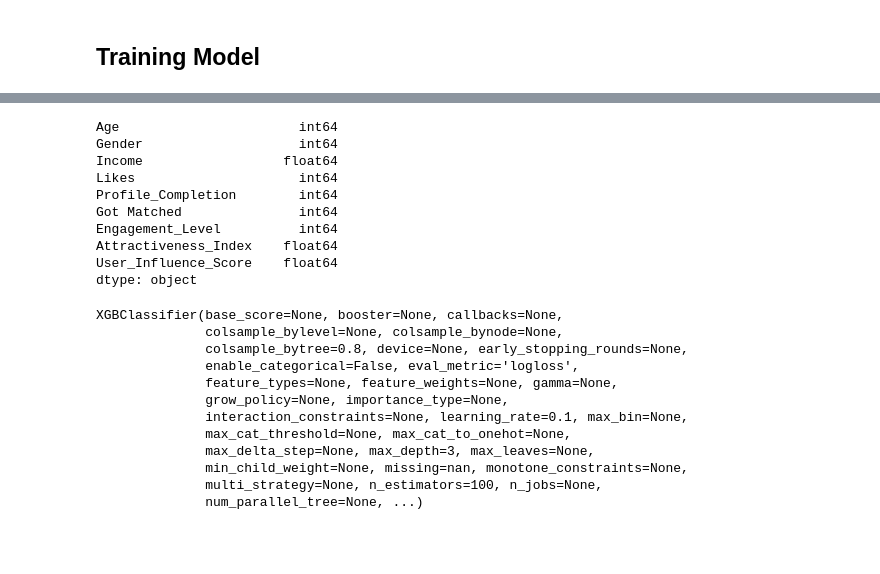
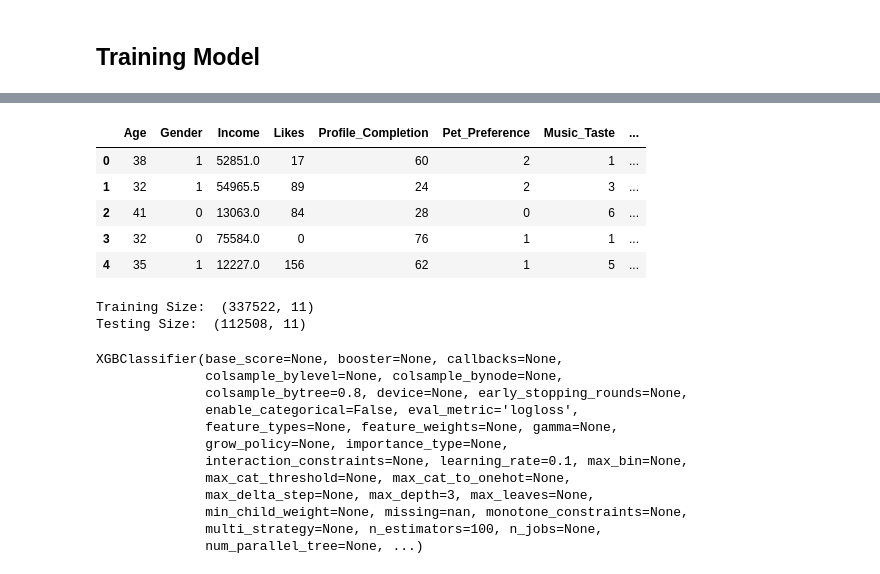
Before and after one commit to TomHArdy22311/Match-Craft, a Jupyter notebook: Untitled.ipynb, the cells around one changed output, grey strips where cells are left out. Drawn from its saved outputs; the diff is of its cells as text; code cells hidden in the pictures; blank space fills up the shorter version.

```diff
--- a/Untitled.ipynb
+++ b/Untitled.ipynb
@@ -450,26 +499,21 @@ Testing Size:  (112508, 8)
 # %%
-df['Engagement_Level'] = (
-    df['Engagement_Level'].astype(str)
-)
+X = df.drop(['Got Matched'], axis = 1)
+y = df['Got Matched']
+X.head()
+# %% [output]
+|  | Age | Gender | Income | Likes | Profile_Completion | Pet_Preference | Music_Taste | ... |
+| 0 | 38 | 1 | 52851.0 | 17 | 60 | 2 | 1 | ... |
+| 1 | 32 | 1 | 54965.5 | 89 | 24 | 2 | 3 | ... |
+| 2 | 41 | 0 | 13063.0 | 84 | 28 | 0 | 6 | ... |
+| 3 | 32 | 0 | 75584.0 | 0 | 76 | 1 | 1 | ... |
+| 4 | 35 | 1 | 12227.0 | 156 | 62 | 1 | 5 | ... |
 # %%
-le = LabelEncoder()
-
-df['Engagement_Level'] = le.fit_transform(
-    df['Engagement_Level']
-)
+X_train, X_test, y_train, y_test = train_test_split(X, y, test_size = 0.25, random_state = 42)
+print('Training Size: ', X_train.shape)
+print('Testing Size: ', X_test.shape)
+# %% [output]
+Training Size:  (337522, 11)
+Testing Size:  (112508, 11)
-# %%
-print(df.dtypes)
-# %% [output]
-Age                       int64
-Gender                    int64
-Income                  float64
-Likes                     int64
-Profile_Completion        int64
-Got Matched               int64
-Engagement_Level          int64
-Attractiveness_Index    float64
-User_Influence_Score    float64
-dtype: object
 # %%
 model = XGBClassifier (
     n_estimators = 100,
```
Also changed, not shown: parts of 15 cells of this notebook, 3 other files.
